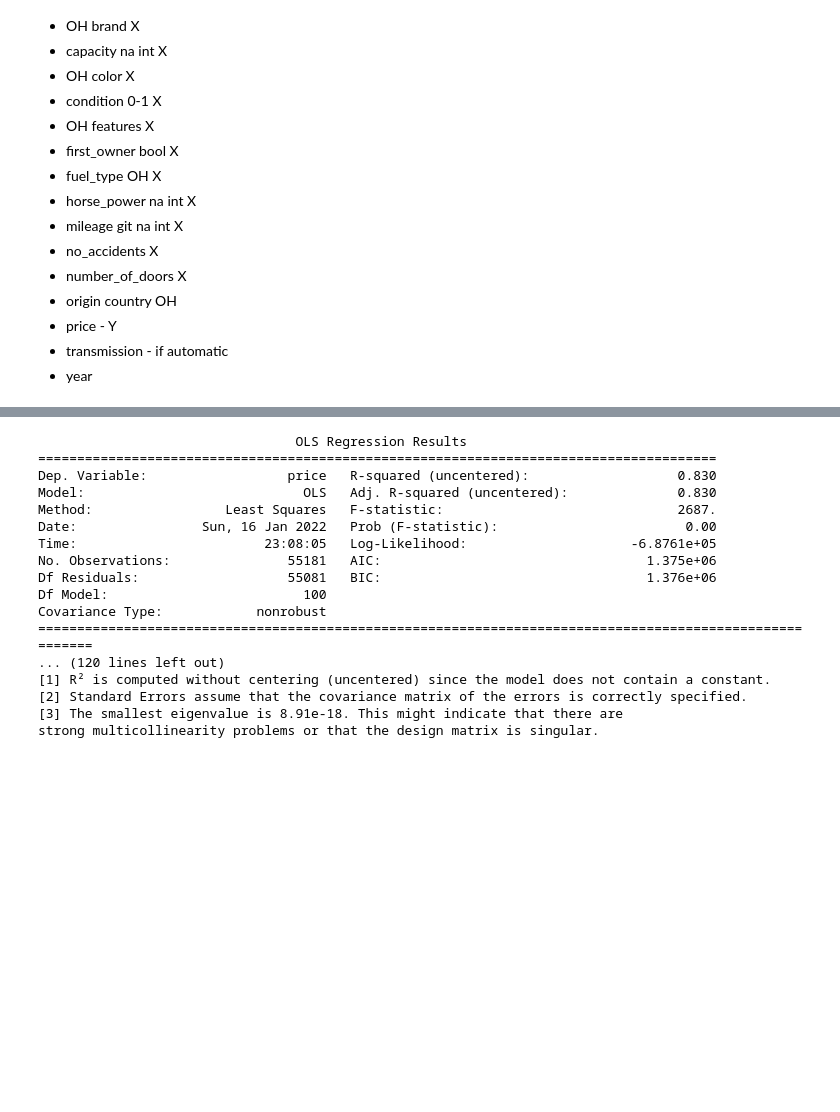
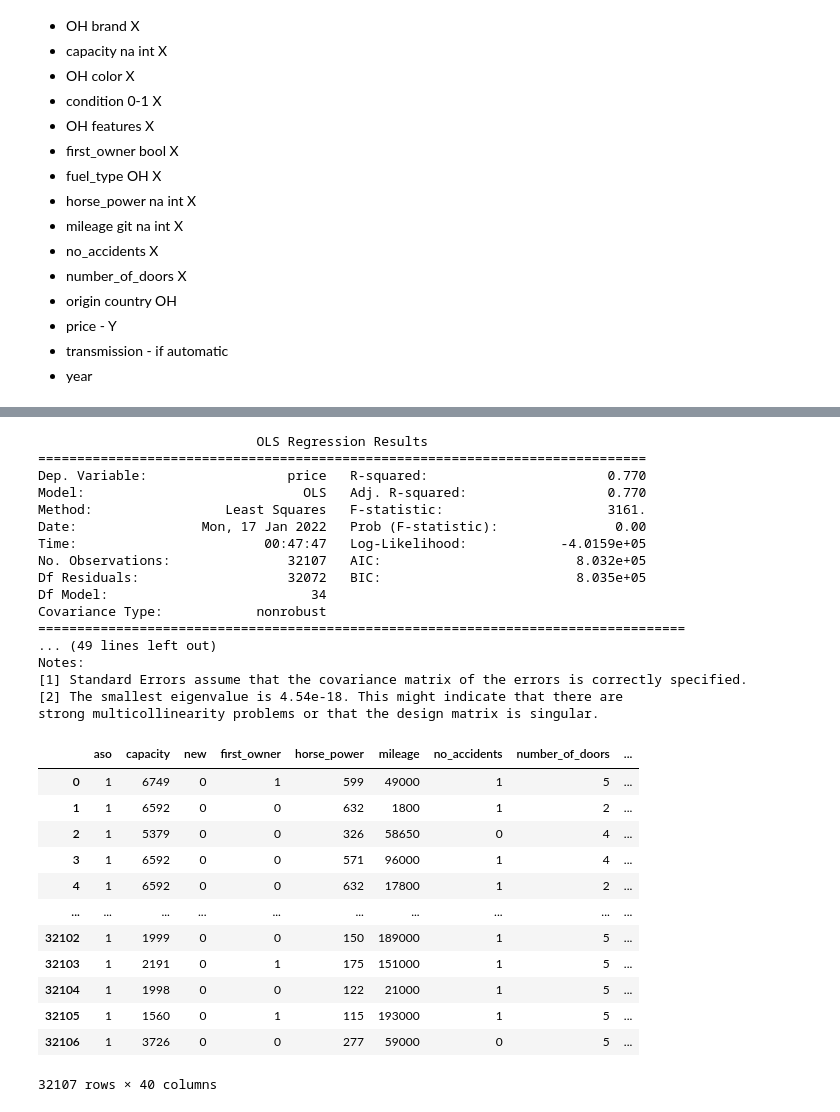
Before and after one commit to kuba1302/econometrics-otomoto, a Jupyter notebook: otomoto.ipynb, the cells around one changed output, grey strips where cells are left out. Cells and saved outputs as stored; diff of their text form; code cells hidden in the pictures; blank space fills up the shorter version.

Commit message:
added statistical tests

```diff
--- a/otomoto.ipynb
+++ b/otomoto.ipynb
@@ -208,25 +187,41 @@ strong multicollinearity problems or that the design matrix is singular.
 X2 = df.drop(columns=lb.classes_).drop(columns='price')
 Y = df['price']
 lm2 = sm.OLS(Y, X2).fit()
-print(lm.summary())
+print(lm2.summary())
 # %% [output]
-                                 OLS Regression Results
-=======================================================================================
-Dep. Variable:                  price   R-squared (uncentered):                   0.830
-Model:                            OLS   Adj. R-squared (uncentered):              0.830
-Method:                 Least Squares   F-statistic:                              2687.
-Date:                Sun, 16 Jan 2022   Prob (F-statistic):                        0.00
-Time:                        23:08:05   Log-Likelihood:                     -6.8761e+05
-No. Observations:               55181   AIC:                                  1.375e+06
-Df Residuals:                   55081   BIC:                                  1.376e+06
-Df Model:                         100
+                            OLS Regression Results
+==============================================================================
+Dep. Variable:                  price   R-squared:                       0.770
+Model:                            OLS   Adj. R-squared:                  0.770
+Method:                 Least Squares   F-statistic:                     3161.
+Date:                Mon, 17 Jan 2022   Prob (F-statistic):               0.00
+Time:                        00:47:47   Log-Likelihood:            -4.0159e+05
+No. Observations:               32107   AIC:                         8.032e+05
+Df Residuals:                   32072   BIC:                         8.035e+05
+Df Model:                          34
 Covariance Type:            nonrobust
-=========================================================================================================
-... (120 lines left out)
-[1] R² is computed without centering (uncentered) since the model does not contain a constant.
-[2] Standard Errors assume that the covariance matrix of the errors is correctly specified.
-[3] The smallest eigenvalue is 8.91e-18. This might indicate that there are
+===================================================================================
+... (49 lines left out)
+Notes:
+[1] Standard Errors assume that the covariance matrix of the errors is correctly specified.
+[2] The smallest eigenvalue is 4.54e-18. This might indicate that there are
 strong multicollinearity problems or that the design matrix is singular.
+# %%
+X2
+# %% [output]
+|  | aso | capacity | new | first_owner | horse_power | mileage | no_accidents | number_of_doors | ... |
+| 0 | 1 | 6749 | 0 | 1 | 599 | 49000 | 1 | 5 | ... |
+| 1 | 1 | 6592 | 0 | 0 | 632 | 1800 | 1 | 2 | ... |
+| 2 | 1 | 5379 | 0 | 0 | 326 | 58650 | 0 | 4 | ... |
+| 3 | 1 | 6592 | 0 | 0 | 571 | 96000 | 1 | 4 | ... |
+| 4 | 1 | 6592 | 0 | 0 | 632 | 17800 | 1 | 2 | ... |
+| ... | ... | ... | ... | ... | ... | ... | ... | ... | ... |
+| 32102 | 1 | 1999 | 0 | 0 | 150 | 189000 | 1 | 5 | ... |
+| 32103 | 1 | 2191 | 0 | 1 | 175 | 151000 | 1 | 5 | ... |
+| 32104 | 1 | 1998 | 0 | 0 | 122 | 21000 | 1 | 5 | ... |
+| 32105 | 1 | 1560 | 0 | 1 | 115 | 193000 | 1 | 5 | ... |
+| 32106 | 1 | 3726 | 0 | 0 | 277 | 59000 | 0 | 5 | ... |
+32107 rows × 40 columns
 # %%
 name = ["Lagrange multiplier statistic", "p-value", "f-value", "f p-value"]
 test = sms.het_breuschpagan(lm.resid, lm.model.exog)
```
Also changed, not shown: parts of 15 cells of this notebook.
